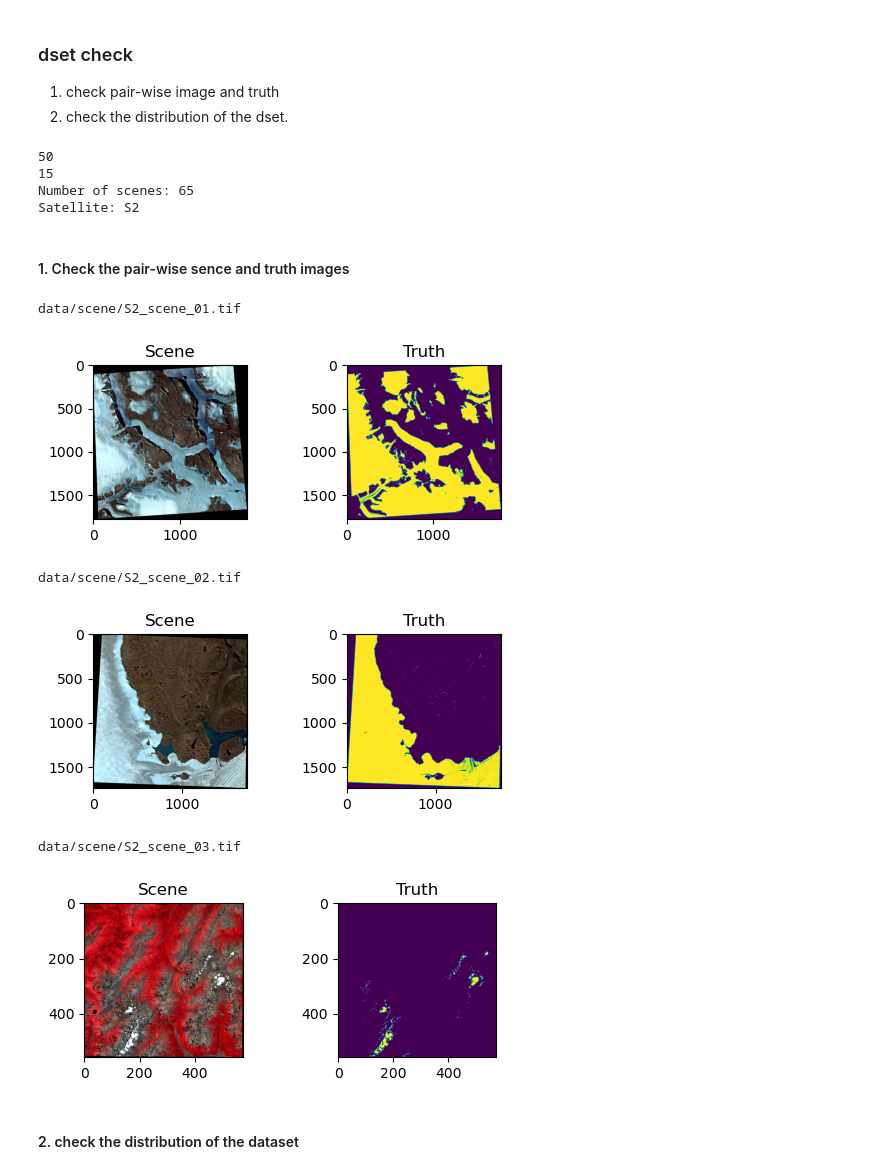
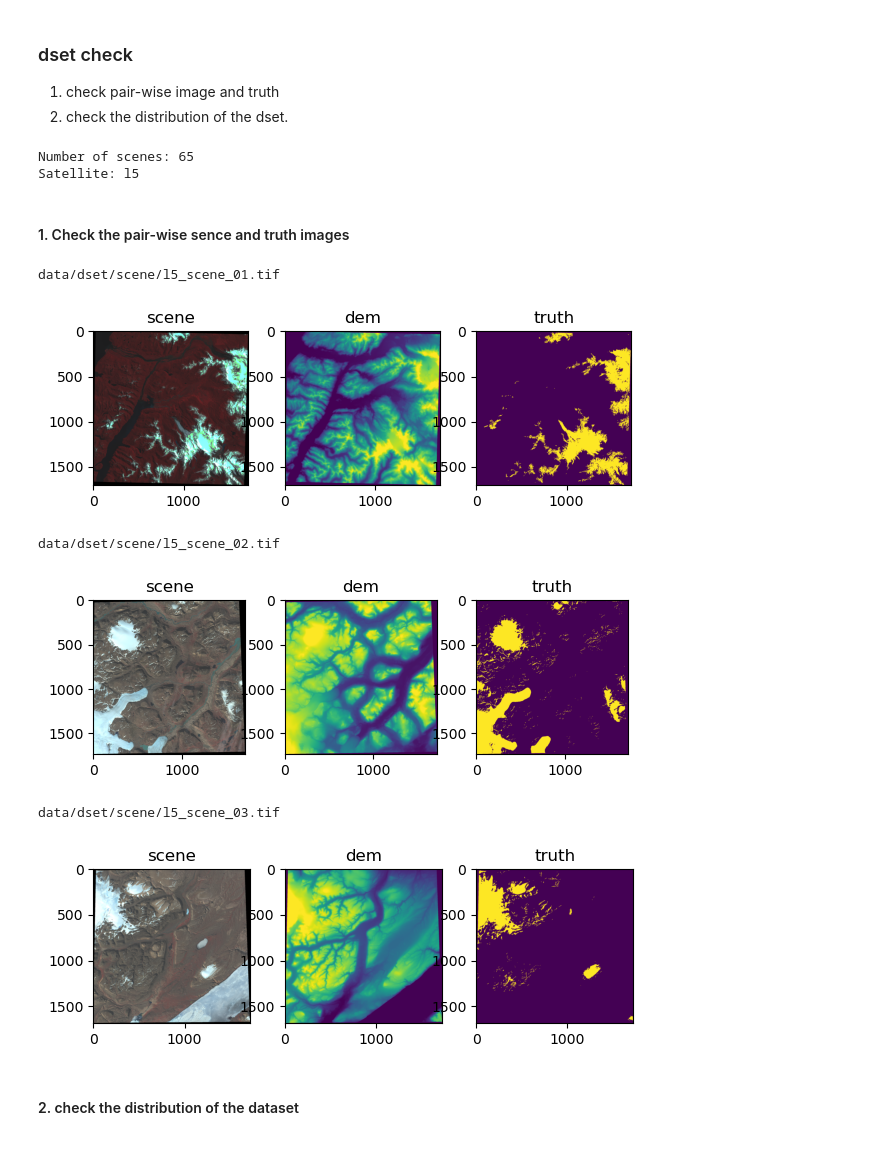
Before and after one commit to Hydrological-Observation-Group/GlaSet, a Jupyter notebook: notebooks/2_dset_check.ipynb, the cells around one changed output. Cells and saved outputs as stored; diff of their text form; code cells hidden in the pictures.

```diff
--- a/notebooks/2_dset_check.ipynb
+++ b/notebooks/2_dset_check.ipynb
@@ -15,68 +13,37 @@ import matplotlib.pyplot as plt
 from shapely.geometry import Point
 from utils.imgShow import imsShow
 from utils.transform_xy import coor2coor
-# %%
-### get the labeled landsat and sentinel images
-
-pattern = re.compile(r'[a-zA-Z]\d_scene_(\d+)')
-all_truth_paths = sorted(glob.glob('data/truth/*.tif'))
-
-paths_truth_tra = []
-paths_truth_val = []
-
-paths_dem_tra = []
-paths_dem_val = []
-
-for path in all_truth_paths:
-    filename = os.path.basename(path)
-
-    match = pattern.search(filename)
-
-    if match:
-        scene_number_str = match.group(1)
-        scene_number = int(scene_number_str)
-        if scene_number >= 11:
-            paths_truth_val.append(path)
-        else:
-            paths_truth_tra.append(path)
-
-paths_scene_tra = [p.replace('.gpkg', '.tif').replace('truth', 'scene') for p in paths_truth_tra]
-paths_scene_val = [p.replace('.gpkg', '.tif').replace('truth', 'scene') for p in paths_truth_val]
-
-print(len(paths_scene_tra))
-print(len(paths_scene_val))
-
-# Combine the two path lists into one
-paths_scene = paths_scene_tra + paths_scene_val
-paths_truth = paths_truth_tra + paths_truth_val
-names_satellite = [path_truth.split('/')[-1][0:2] for path_truth in paths_truth]
-print('Number of scenes:', len(paths_scene))
-print('Satellite:', names_satellite[0])
-# %% [output]
-50
-15
-Number of scenes: 65
-Satellite: S2
+# %%
+paths_truth = sorted(glob.glob('data/dset/truth/*.tif'))
+paths_scene = [path.replace('.tif', '.tif').replace('truth','scene') for path in paths_truth]
+paths_dem = [path.replace('.tif', '_dem.tif').replace('truth','dem') for path in paths_truth]
+names_satellite = [path_truth.split('/')[-1][0:2] for path_truth in paths_truth]
+print('Number of scenes:', len(paths_scene))
+print('Satellite:', names_satellite[0])
+# %% [output]
+Number of scenes: 65
+Satellite: l5
 # %% [markdown]
 #### 1. Check the pair-wise sence and truth images
 # %%
-for id_scene in range(len(paths_scene[0:3])):
+for id_scene in range(len(paths_scene[30:33])):
         # id_scene = 0
         print(paths_scene[id_scene])
         # print(paths_truth[id_scene])
         scene_rio = rio.open(paths_scene[id_scene])
+        dem_rio = rio.open(paths_dem[id_scene])
         truth_rio = rio.open(paths_truth[id_scene])
-        scene_truth_arr = [scene_rio.read([2,3,4]).transpose(1,2,0), truth_rio.read(1)]
+        scene_truth_arr = [scene_rio.read([2,3,4]).transpose(1,2,0), dem_rio.read(1), truth_rio.read(1)]
         imsShow(img_list=scene_truth_arr,
-                img_name_list=['Scene', 'Truth'], figsize=(6,2))
+                img_name_list=['scene', 'dem', 'truth'], figsize=(7,2))
         plt.show()
 # %% [output]
-data/scene/S2_scene_01.tif
+data/dset/scene/l5_scene_01.tif
-[figure, old version]
+[figure, new version]
-data/scene/S2_scene_02.tif
+data/dset/scene/l5_scene_02.tif
-[figure, old version]
+[figure, new version]
-data/scene/S2_scene_03.tif
+data/dset/scene/l5_scene_03.tif
-[figure, old version]
+[figure, new version]
 # %% [markdown]
 #### 2. check the distribution of the dataset
 # %%
```
Also changed, not shown: parts of 4 cells of this notebook, 13 other files.
